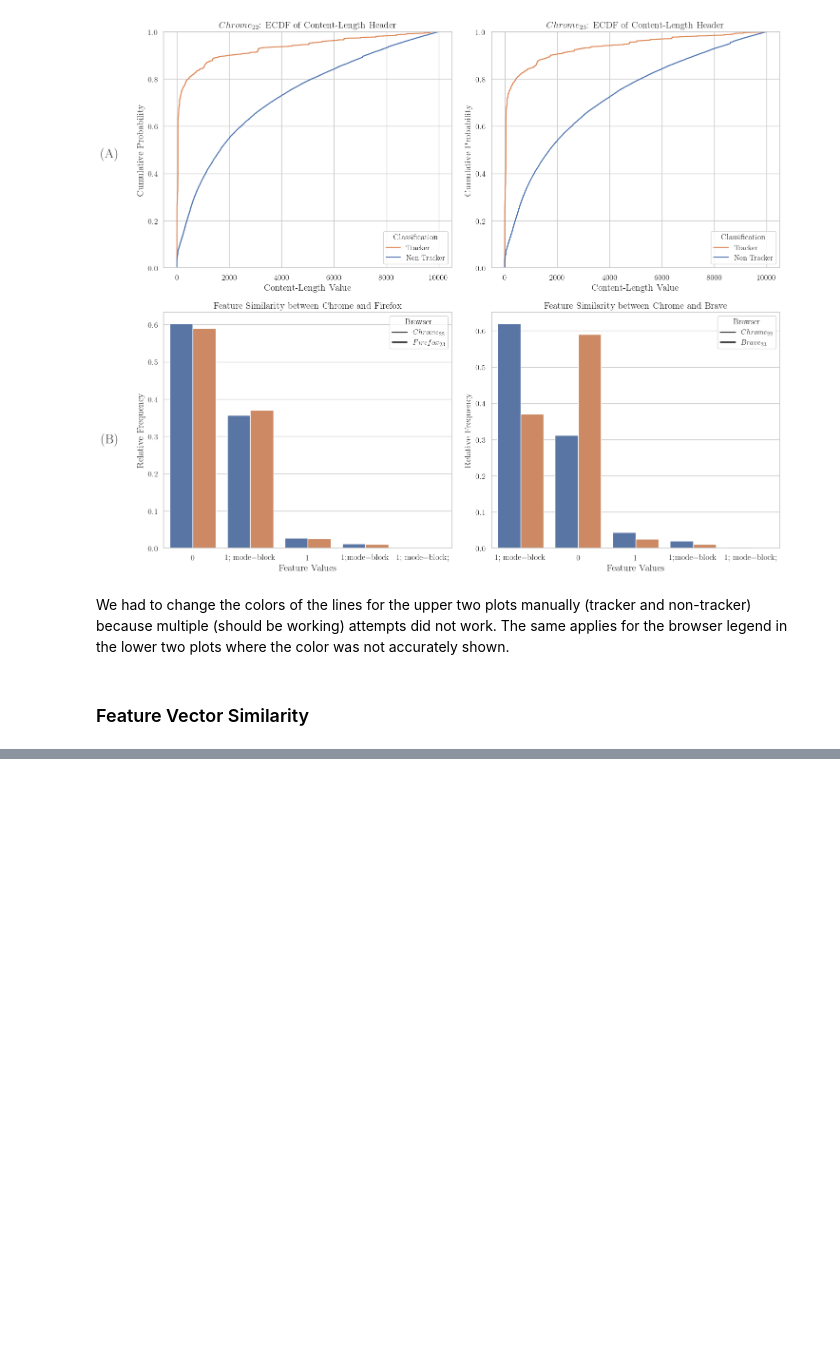
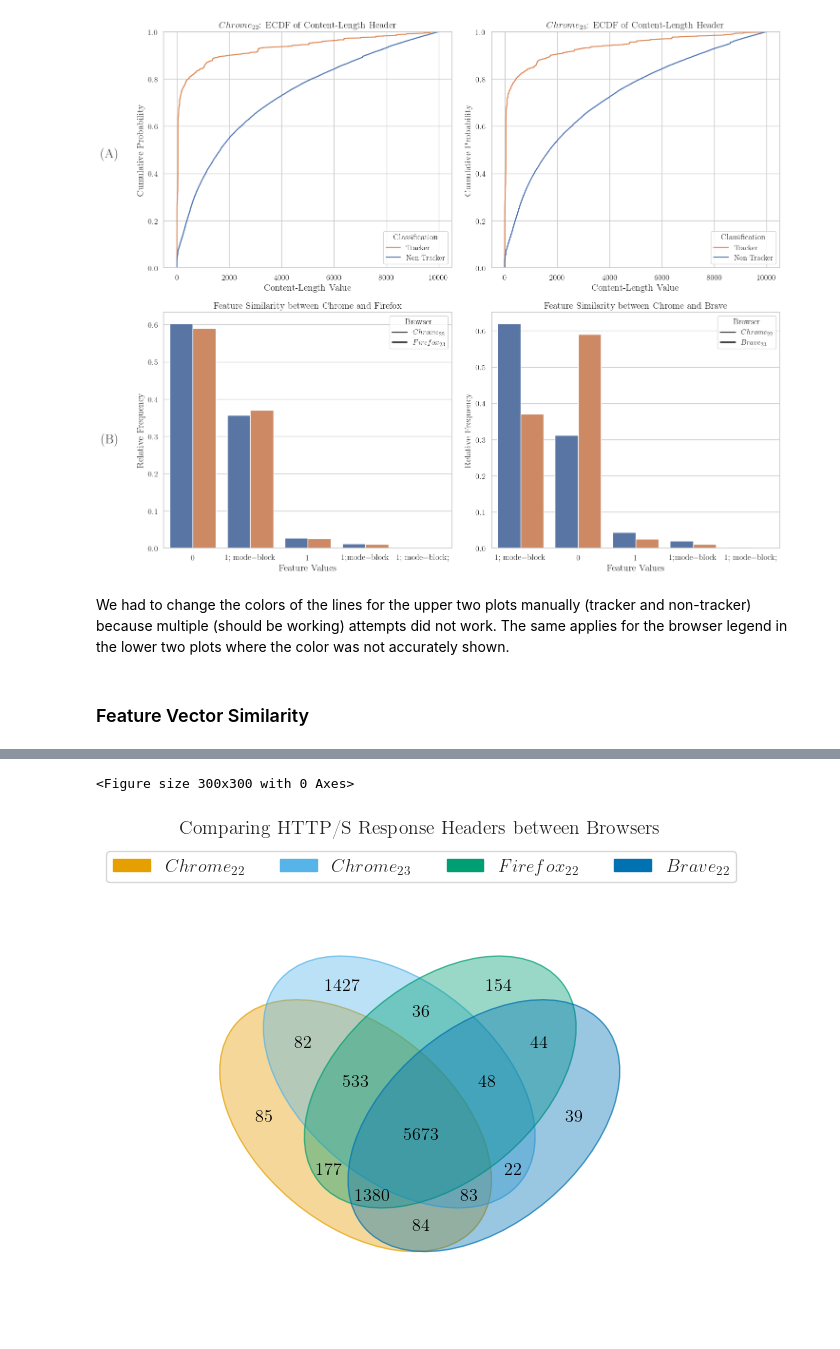
Before and after one commit to wolfrieder/http-response-classifier, a Jupyter notebook: notebooks/submission_figures.ipynb, the cells around one changed output, grey strips where cells are left out. Saved outputs shown, nothing was run; the diff lists cells and outputs as text; code cells hidden in the pictures; blank space fills up the shorter version.

```diff
--- a/notebooks/submission_figures.ipynb
+++ b/notebooks/submission_figures.ipynb
@@ -1092,0 +1092,13 @@ feature_vectors_with_labels.value_counts()
+# %%
+chrome_old = pd.read_parquet(
+    "../data/submission/processed/chrome/08_12_2022/merged_data_response.parquet.gzip", engine="pyarrow",
+            dtype_backend="pyarrow"
+)
+
+chrome_new = pd.read_parquet('../data/submission/processed/chrome/03_29_2023/merged_data_response.parquet.gzip', engine="pyarrow", dtype_backend="pyarrow")
+
+firefox = pd.read_parquet('../data/submission/processed/firefox/08_12_2022/merged_data_response.parquet.gzip', engine="pyarrow",
+            dtype_backend="pyarrow")
+
+brave = pd.read_parquet('../data/submission/processed/brave/08_12_2022/merged_data_response.parquet.gzip', engine="pyarrow",
+            dtype_backend="pyarrow")
@@ -1092,0 +1213,28 @@ feature_vectors_with_labels.value_counts()
+# %%
+# Assuming the lists are named list1, list2, list3, and list4
+set1 = set(chrome_old.columns.to_list())
+set2 = set(chrome_new.columns.to_list())
+set3 = set(firefox.columns.to_list())
+set4 = set(brave.columns.to_list())
+# Combine all sets into a dictionary
+data_dict = {
+    '$Chrome_{22}$': set1,
+    '$Chrome_{23}$': set2,
+    '$Firefox_{22}$': set3,
+    '$Brave_{22}$': set4
+}
+
+plt.figure(figsize=(3, 3))
+venn(data_dict, cmap=["#E69F00", "#56B4E9", "#009E73", "#0072B2", "#D55E00", "#CC79A7", "#F0E442"])
+colors=["#E69F00", "#56B4E9", "#009E73", "#0072B2", "#D55E00", "#CC79A7", "#F0E442"]
+patches = [mpatches.Patch(color=color, label=label) for color, label in zip(colors, labels)]
+plt.legend(handles=patches, loc='upper center', ncol=4)
+plt.title("Comparing HTTP/S Response Headers between Browsers", fontsize=14)
+plt.subplots_adjust(top=0.85, bottom=0.25)
+plt.axis('off')
+# plt.tight_layout(pad=0)
+plt.savefig('venn.pdf', bbox_inches='tight', pad_inches=0, format='pdf')
+plt.show()
+# %% [output]
+<Figure size 300x300 with 0 Axes>
+[figure, added]
```
Also changed, not shown: parts of 12 cells of this notebook, 5 other files.
